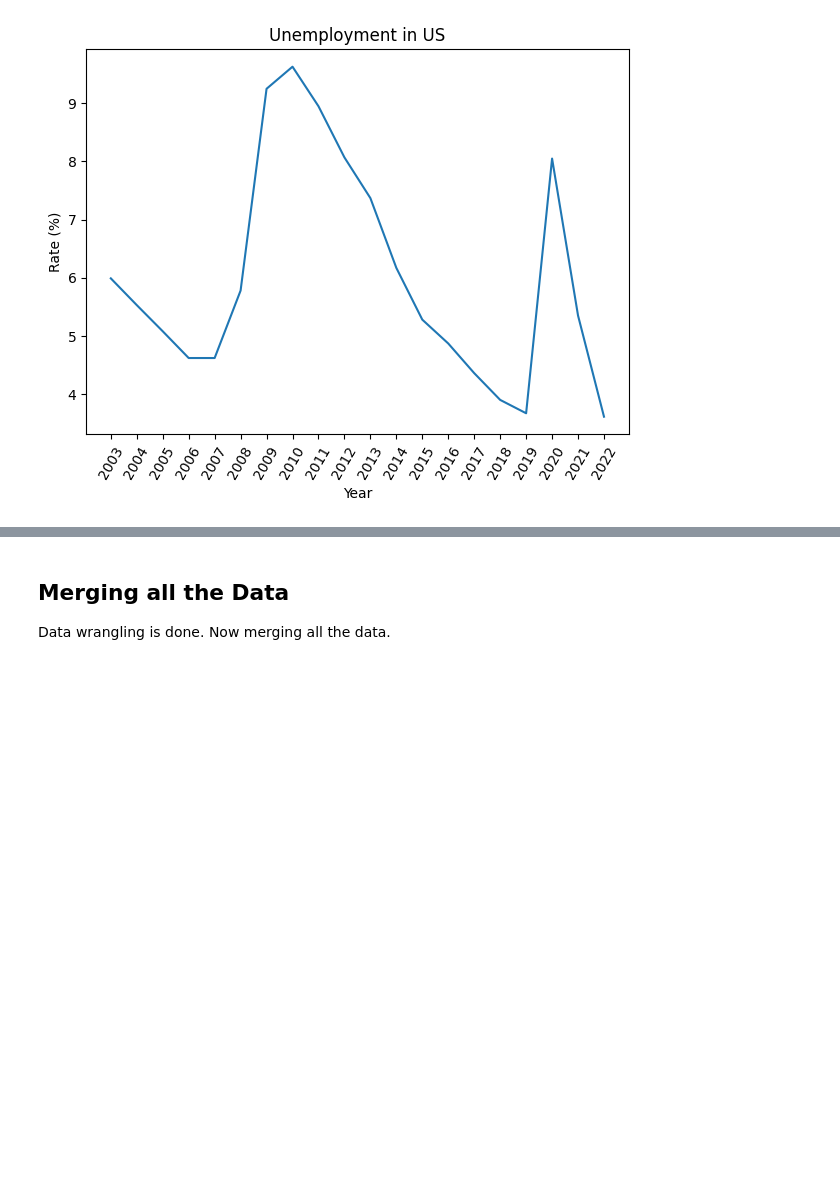
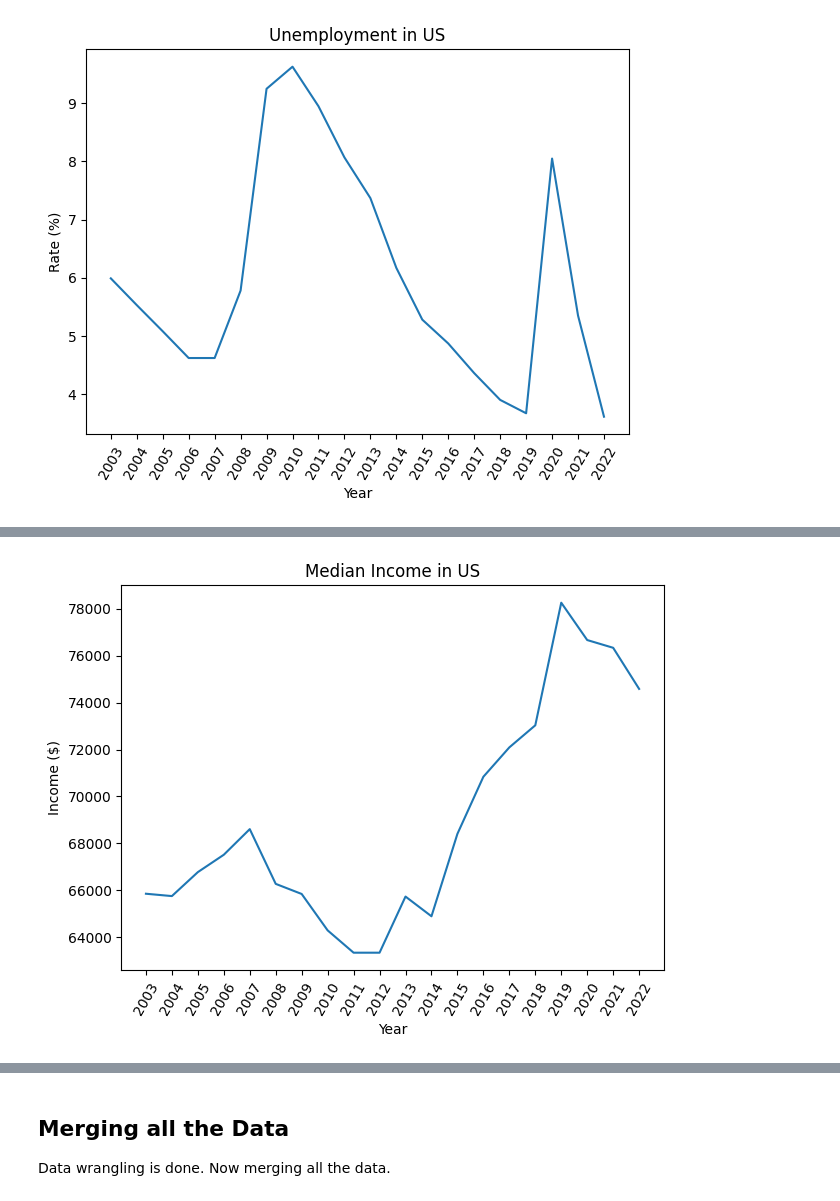
Before and after one commit to VastavTailwal/US-Home-Price-Prediction, a Jupyter notebook: home-price-data-wrangling.ipynb, the cells around one changed output, grey strips where cells are left out. Cells and saved outputs as stored; diff of their text form; code cells hidden in the pictures; blank space fills up the shorter version.

Commit message:
data modeling and prediction

```diff
--- a/home-price-data-wrangling.ipynb
+++ b/home-price-data-wrangling.ipynb
@@ -13,6 +13,6 @@ infl = pd.read_csv("Data/inflation.csv")
 mrtg = pd.read_csv("Data/mortgage.csv")
 ppl = pd.read_csv("Data/population.csv")
 unemp = pd.read_csv("Data/unemployment.csv")
-median = pd.read_csv("Data/median.csv")
-avg = pd.read_csv("Data/average.csv")
 cs = pd.read_csv("Data/cs-shi.csv")
+income = pd.read_csv("Data/median-income.csv")
+owner = pd.read_csv("Data/homeownership-rate.csv")
@@ -441,0 +372,18 @@ unemp.to_csv('unemployment.csv', header=True, index=False)
+# %%
+income['year'] = pd.to_datetime(income['date']).dt.year
+# %%
+income.drop(columns=['date'], inplace=True)
+# %%
+fig, ax = plt.subplots(nrows=1, ncols=1, figsize=(7, 5))
+
+ax.set_title('Median Income in US')
+
+ax.plot(income['year'], income['median_income'])
+ax.set_xlabel('Year')
+ax.set_ylabel('Income ($)')
+ax.set_xticks(income['year'])
+ax.tick_params(axis='x', labelrotation=60)
+
+plt.show()
+# %% [output]
+[figure, added]
```
Also changed, not shown: parts of 35 cells of this notebook, 11 other files.
